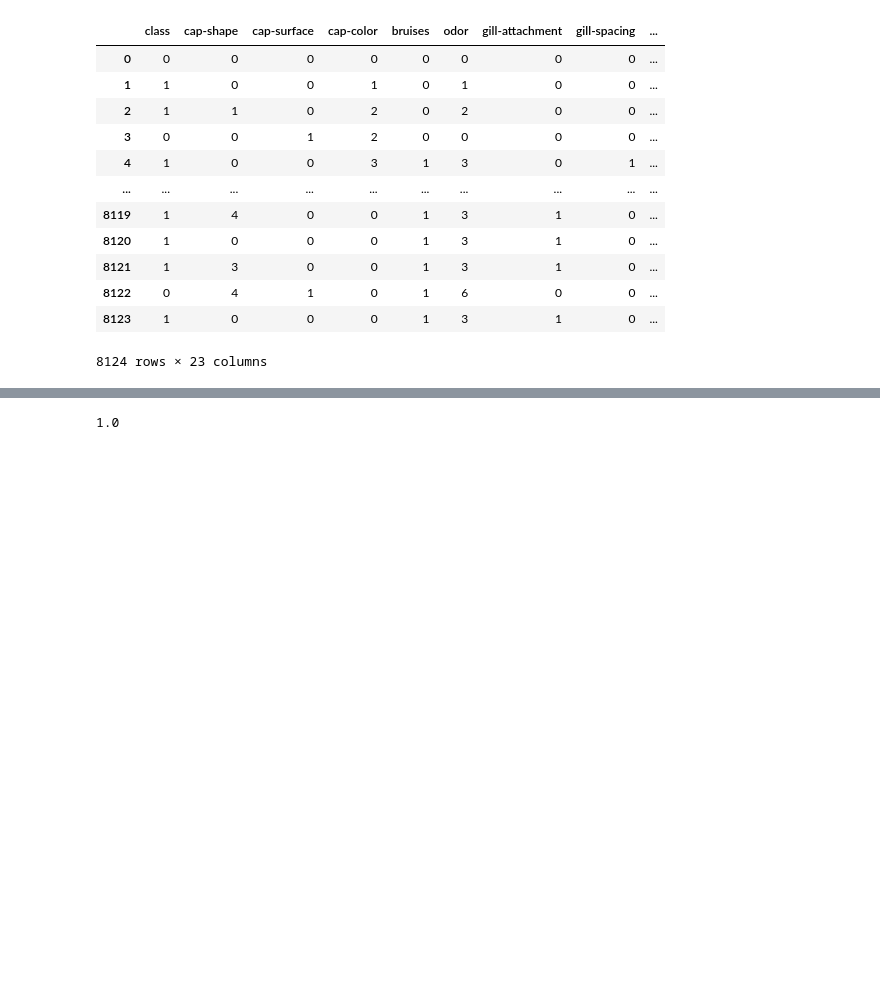
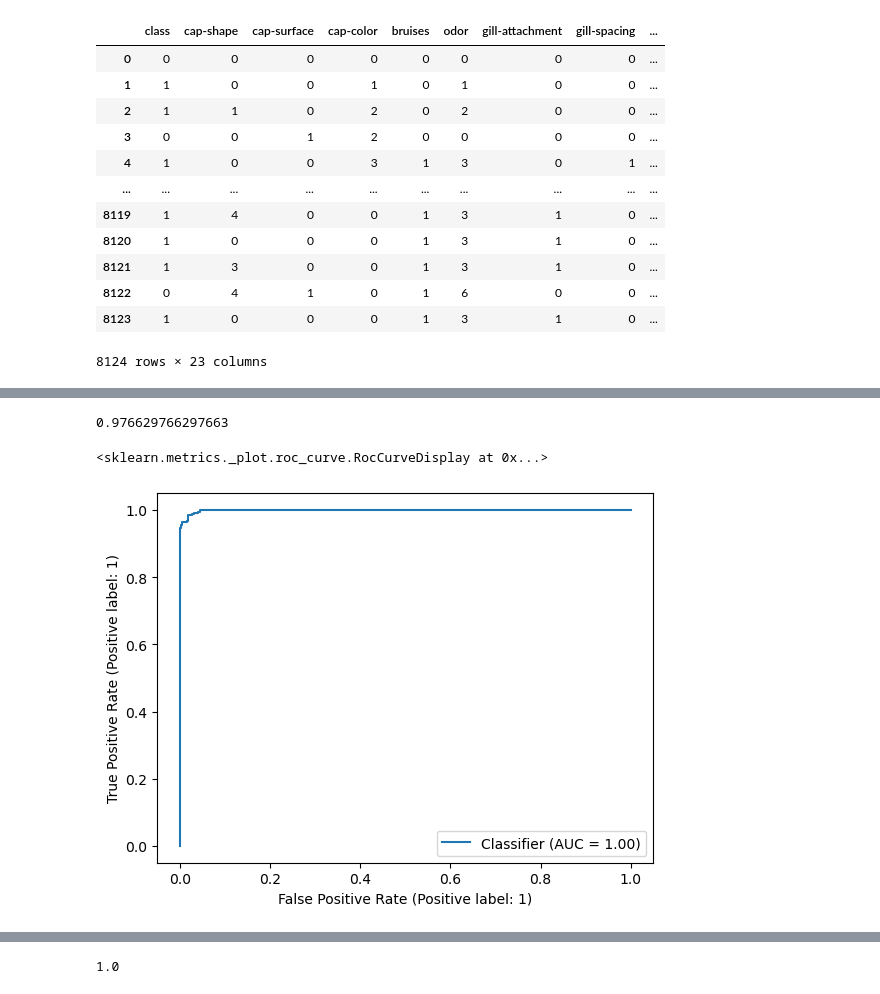
Before and after one commit to AchyuthKolluru/CSE176, a Jupyter notebook: Part 3/Mushrooms/Part3_Classification.ipynb, the cells around one changed output, grey strips where cells are left out. Drawn from its saved outputs; the diff is of its cells as text; code cells hidden in the pictures; blank space fills up the shorter version.

```diff
--- a/Part 3/Mushrooms/Part3_Classification.ipynb
+++ b/Part 3/Mushrooms/Part3_Classification.ipynb
@@ -90,3 +101,6 @@ X = df.loc[:, df.columns != col]
 
 rem_X, test_X, rem_y, test_y = train_test_split(X,y, test_size=0.1, random_state=42, shuffle=True)
 train_X, valid_X, train_y, valid_y = train_test_split(rem_X, rem_y, test_size=0.2)
+# %%
+basemodel = LogisticRegression().fit(X, y)
+basemodel.score(valid_X, valid_y)
@@ -92,0 +116,10 @@ train_X, valid_X, train_y, valid_y = train_test_split(rem_X, rem_y, test_size=0.
+# %%
+basemodel.score(test_X, test_y)
+# %% [output]
+0.976629766297663
+# %%
+y_pred = basemodel.decision_function(test_X)
+RocCurveDisplay.from_predictions(test_y, y_pred)
+# %% [output]
+<sklearn.metrics._plot.roc_curve.RocCurveDisplay at 0x...>
+[figure, added]
```
Also changed, not shown: parts of 47 cells of this notebook, 10 other files.
